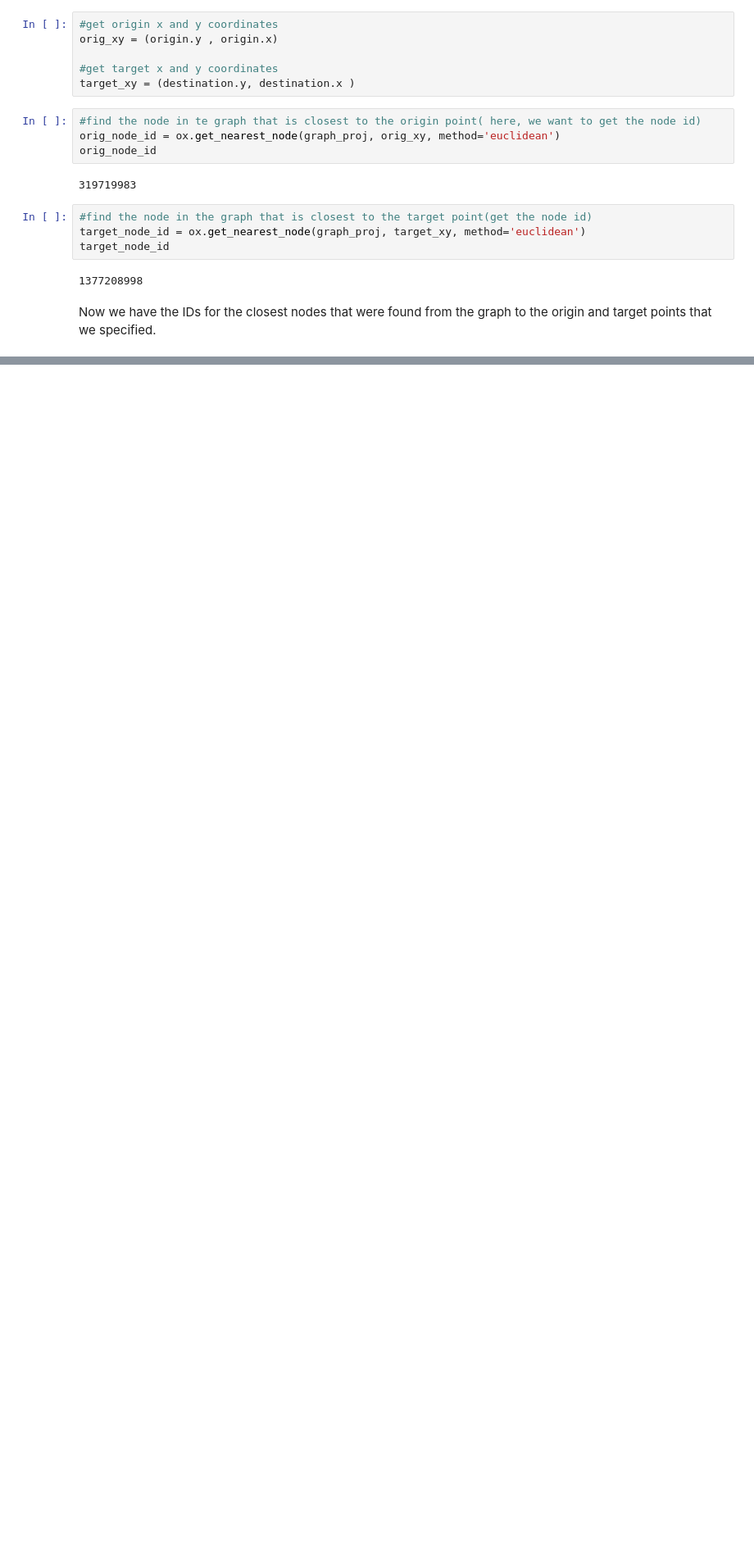
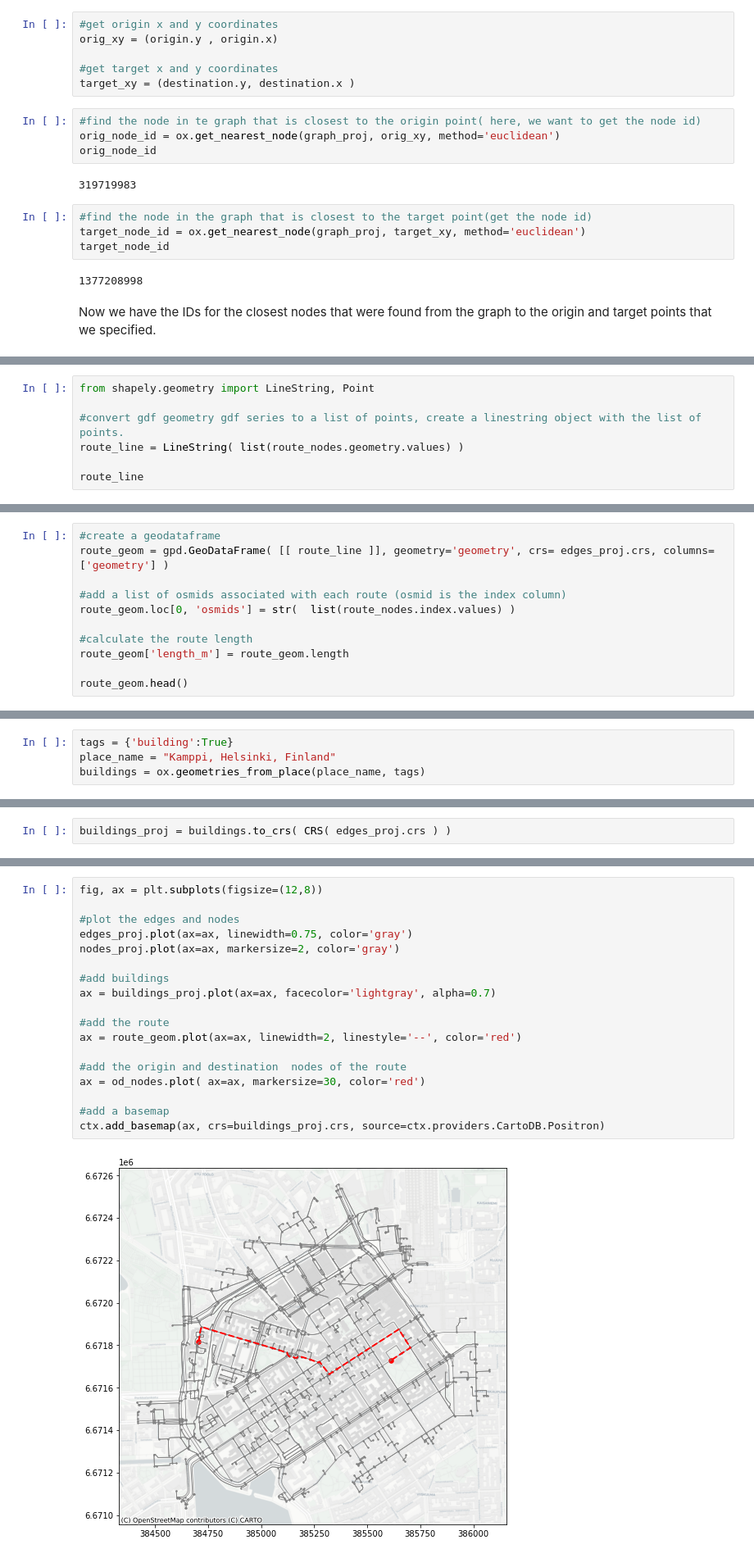
Before and after one commit to alanlyyy/AUTOGIS_COURSE, a Jupyter notebook: L6/Network_analysis.ipynb, the cells around one changed output, grey strips where cells are left out. Shown at 82% size. Drawn from its saved outputs; the diff is of its cells as text; blank space fills up the shorter version.

```diff
--- a/L6/Network_analysis.ipynb
+++ b/L6/Network_analysis.ipynb
@@ -344,0 +429,7 @@ Now we have the IDs for the closest nodes that were found from the graph to the
+# %%
+from shapely.geometry import LineString, Point
+
+#convert gdf geometry gdf series to a list of points, create a linestring object with the list of points.
+route_line = LineString( list(route_nodes.geometry.values) )
+
+route_line
@@ -344,0 +456,11 @@ Now we have the IDs for the closest nodes that were found from the graph to the
+# %%
+#create a geodataframe
+route_geom = gpd.GeoDataFrame( [[ route_line ]], geometry='geometry', crs= edges_proj.crs, columns=['geometry'] )
+
+#add a list of osmids associated with each route (osmid is the index column)
+route_geom.loc[0, 'osmids'] = str(  list(route_nodes.index.values) )
+
+#calculate the route length
+route_geom['length_m'] = route_geom.length
+
+route_geom.head()
@@ -344,0 +475,4 @@ Now we have the IDs for the closest nodes that were found from the graph to the
+# %%
+tags = {'building':True}
+place_name = "Kamppi, Helsinki, Finland"
+buildings = ox.geometries_from_place(place_name, tags)
@@ -344,0 +501,2 @@ Now we have the IDs for the closest nodes that were found from the graph to the
+# %%
+buildings_proj = buildings.to_crs( CRS( edges_proj.crs ) )
@@ -344,0 +505,20 @@ Now we have the IDs for the closest nodes that were found from the graph to the
+# %%
+fig, ax = plt.subplots(figsize=(12,8))
+
+#plot the edges and nodes
+edges_proj.plot(ax=ax, linewidth=0.75, color='gray')
+nodes_proj.plot(ax=ax, markersize=2, color='gray')
+
+#add buildings
+ax = buildings_proj.plot(ax=ax, facecolor='lightgray', alpha=0.7)
+
+#add the route
+ax = route_geom.plot(ax=ax, linewidth=2, linestyle='--', color='red')
+
+#add the origin and destination  nodes of the route
+ax = od_nodes.plot( ax=ax, markersize=30, color='red')
+
+#add a basemap
+ctx.add_basemap(ax, crs=buildings_proj.crs, source=ctx.providers.CartoDB.Positron)
+# %% [output]
+[figure, added]
```
Also changed, not shown: parts of 36 cells of this notebook, 7 other files.
